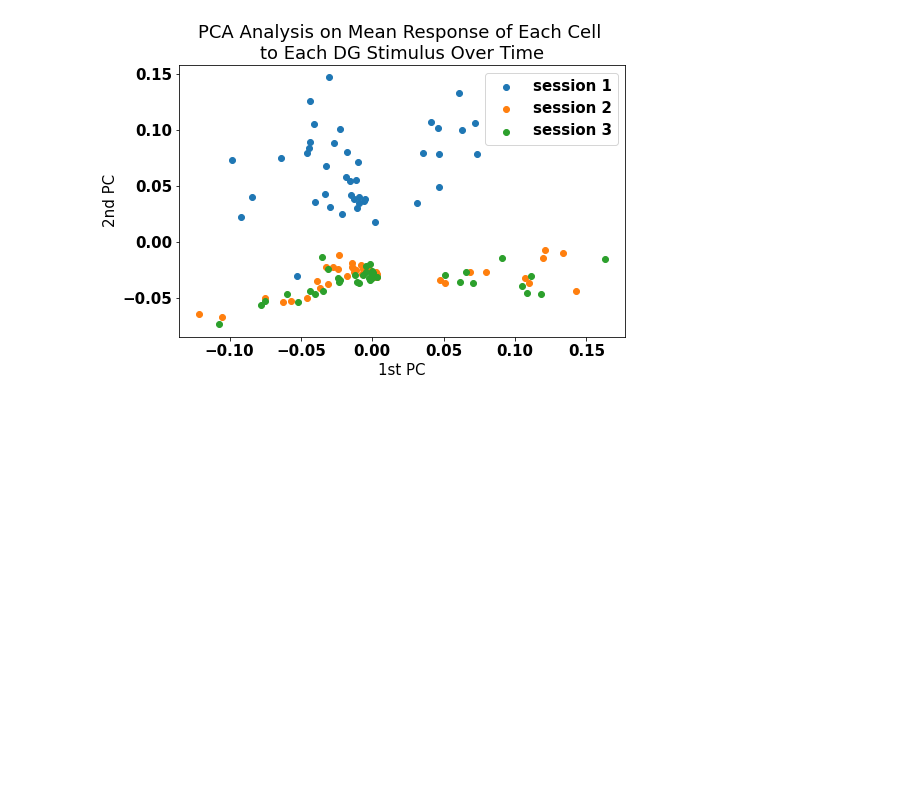
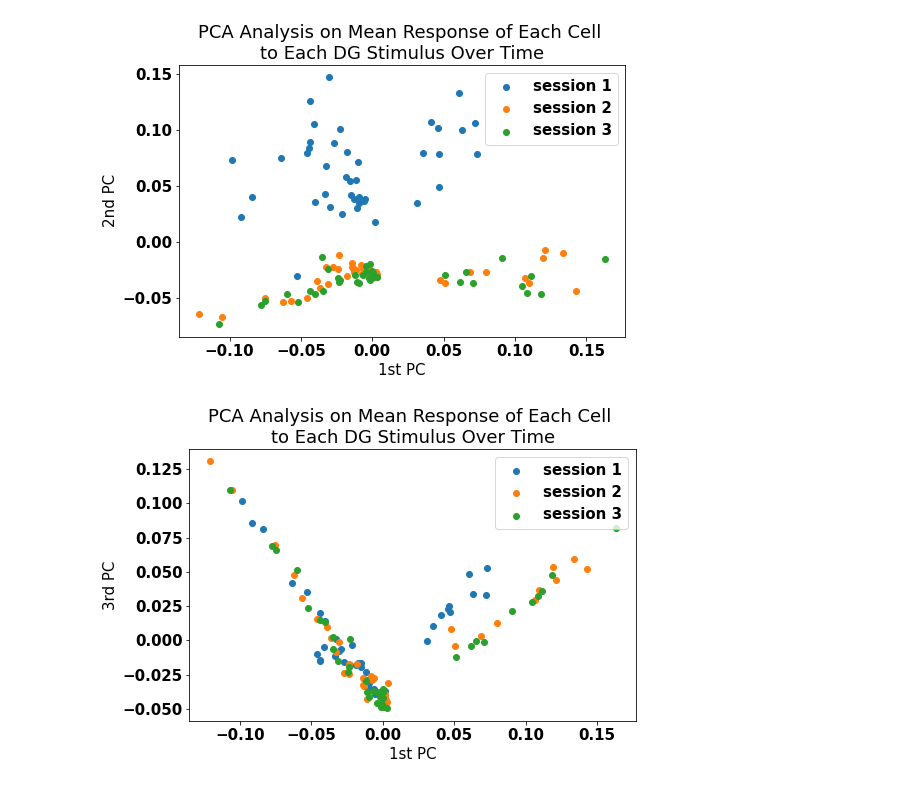
Before and after one commit to naomi-martin/swdb-representational-drift, a Jupyter notebook: code/pca_analysis.ipynb, the cells around one changed output. Drawn from its saved outputs; the diff is of its cells as text; code cells hidden in the pictures; blank space fills up the shorter version.

Commit message:
Edited pca_analysis.ipynb; and changes in 2 other files

```diff
--- a/code/pca_analysis.ipynb
+++ b/code/pca_analysis.ipynb
@@ -40,0 +55,6 @@ def find_divide_indices(stim_table):
+# %%
+# Checking divide indices
+dg_table = stim_table[stim_table.stim_category == "drifting_gratings"]
+# %%
+divide_indices = find_divide_indices(dg_table)
+divide_indices
@@ -259,9 +376,25 @@ def pca_transform_data(mean_responses1, mean_responses2, mean_responses3, pca_n_
     warnings.filterwarnings('ignore')
     pca = PCA(n_components=pca_n_components) # create PCA model
     pca.fit_transform(concat_mean_matrices) # fit the model with the dataset
+
+    pca_results_dict = {}
     transformed_data_pca1 = pca.transform(mean_responses1) # transform dataset
+    components = pca.components_ # list of principal components (PCs)
+    explained_variance_ratio = pca.explained_variance_ratio_ # list of proportion of explained variance for each PC
+    pca_results_dict[0] = {"components": components, "explained_variance_ratio": explained_variance_ratio} # add results to dictionary
+
     transformed_data_pca2 = pca.transform(mean_responses2) # transform dataset
+    components = pca.components_ # list of principal components (PCs)
+    explained_variance_ratio = pca.explained_variance_ratio_ # list of proportion of explained variance for each PC
+    pca_results_dict[1] = {"components": components, "explained_variance_ratio": explained_variance_ratio} # add results to dictionary
+
     transformed_data_pca3 = pca.transform(mean_responses3) # transform dataset
+    components = pca.components_ # list of principal components (PCs)
+    explained_variance_ratio = pca.explained_variance_ratio_ # list of proportion of explained variance for each PC
+    pca_results_dict[2] = {"components": components, "explained_variance_ratio": explained_variance_ratio} # add results to dictionary
+
+    pca_results = pd.DataFrame(pca_results_dict).T # make a DataFrame
+
     # Concatenate dataframes for easy plotting
     transformed_data_pca1_df = pd.DataFrame(transformed_data_pca1)
     transformed_data_pca1_df["Session"] = list("1"*len(transformed_data_pca1))
@@ -271,4 +404,4 @@ def pca_transform_data(mean_responses1, mean_responses2, mean_responses3, pca_n_
     transformed_data_pca3_df["Session"] = list("3"*len(transformed_data_pca3))
     transformed_data_pca = pd.concat((transformed_data_pca1_df, transformed_data_pca2_df, transformed_data_pca3_df), axis=0)
 
-    return transformed_data_pca
+    return transformed_data_pca, pca_results
@@ -307,3 +470,5 @@ transformed_data_pca = pca_transform_data(mean_response1, mean_response2, mean_r
+# %%
+transformed_data_pca, pca_results_dg = pca_transform_data(mean_response1, mean_response2, mean_response3, 12)
 # %%
 # PCA Model: 2D Visualization
 fig, ax = plt.subplots(figsize=(8,5))
@@ -319,3 +484,18 @@ plt.savefig("../results/pca_drifting_gratings.jpg", dpi=200)
 plt.show()
 # %% [output]
 [figure]
+# %%
+# PCA Model: 2D Visualization, PCs 1 and 3
+fig, ax = plt.subplots(figsize=(8,5))
+
+ax.scatter(transformed_data_pca[transformed_data_pca.Session=="1"][0], transformed_data_pca[transformed_data_pca.Session=="1"][2], label="session 1")
+ax.scatter(transformed_data_pca[transformed_data_pca.Session=="2"][0], transformed_data_pca[transformed_data_pca.Session=="2"][2], label="session 2")
+ax.scatter(transformed_data_pca[transformed_data_pca.Session=="3"][0], transformed_data_pca[transformed_data_pca.Session=="3"][2], label="session 3")
+ax.set_xlabel("1st PC")
+ax.set_ylabel("3rd PC")
+ax.set_title("PCA Analysis on Mean Response of Each Cell \nto Each DG Stimulus Over Time")
+plt.legend(loc="upper right")
+plt.savefig("../results/pca_drifting_gratings_pc13.jpg", dpi=200)
+plt.show()
+# %% [output]
+[figure, added]
```
Also changed, not shown: parts of 28 cells of this notebook, 2 other files.
